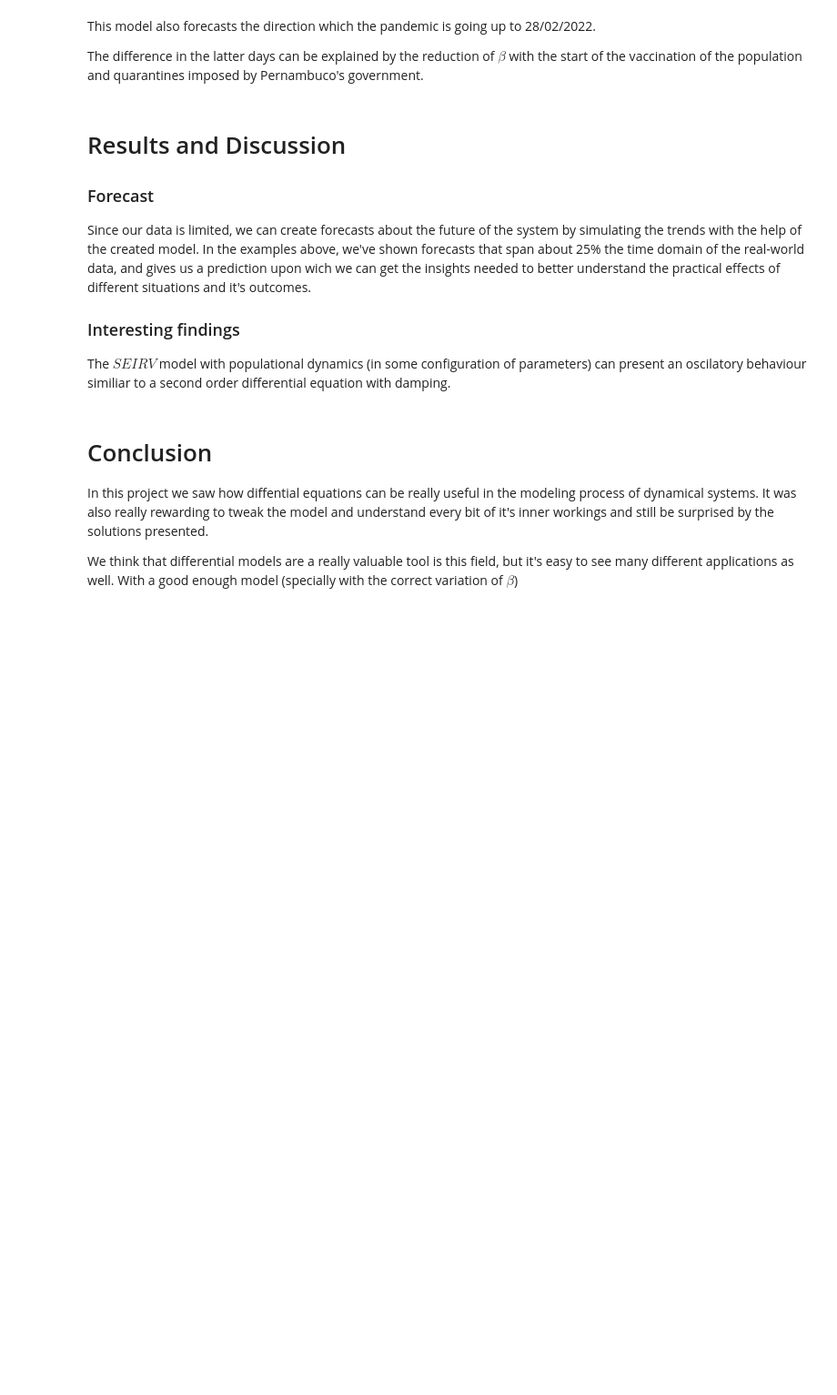
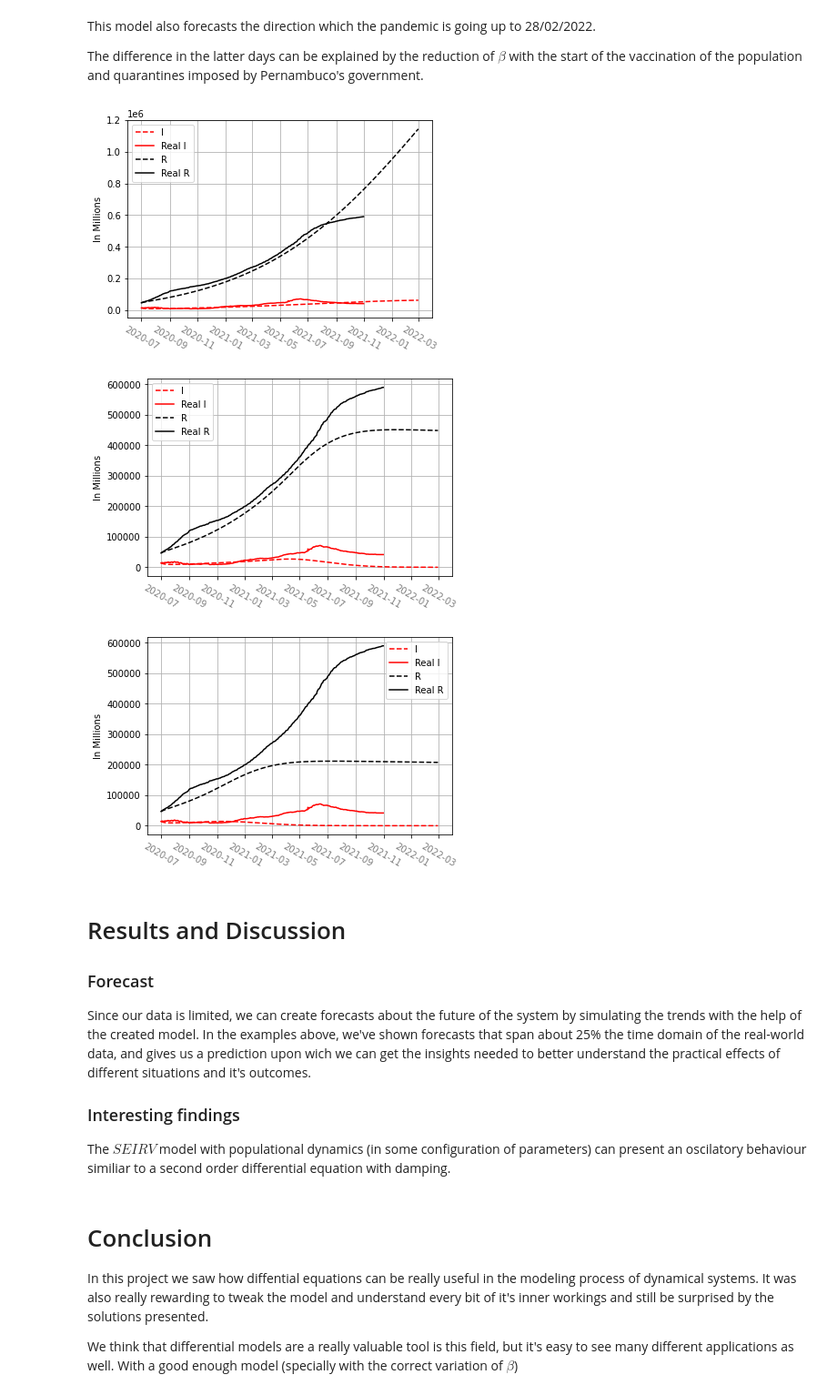
Before and after one commit to gbrls/Covid19NumericalAnalisys, a Jupyter notebook: main.ipynb, the cells around one changed output. Shown: that part at 91% size. Cells and saved outputs as stored; diff of their text form; code cells hidden in the pictures; blank space fills up the shorter version.

```diff
--- a/main.ipynb
+++ b/main.ipynb
@@ -315,6 +313,12 @@ plot_model(SEIRV_builder(beta=0.065, vaccine_rate=0.0015, mu=0.0001), u, zoom=Tr
 This model also forecasts the direction which the pandemic is going up to 28/02/2022.
 
 The difference in the latter days can be explained by the reduction of $\beta$ with the start of the vaccination of the population and quarantines imposed by Pernambuco's government.
+# %%
+plot_model(SEIRV_builder(beta=0.065, vaccine_start=100, mu=0.0001), u, zoom=True)
+# %% [output]
+[figure, added]
+[figure, added]
+[figure, added]
 # %% [markdown]
 # Results and Discussion
 ### Forecast
```
Also changed, not shown: parts of 6 cells of this notebook.
